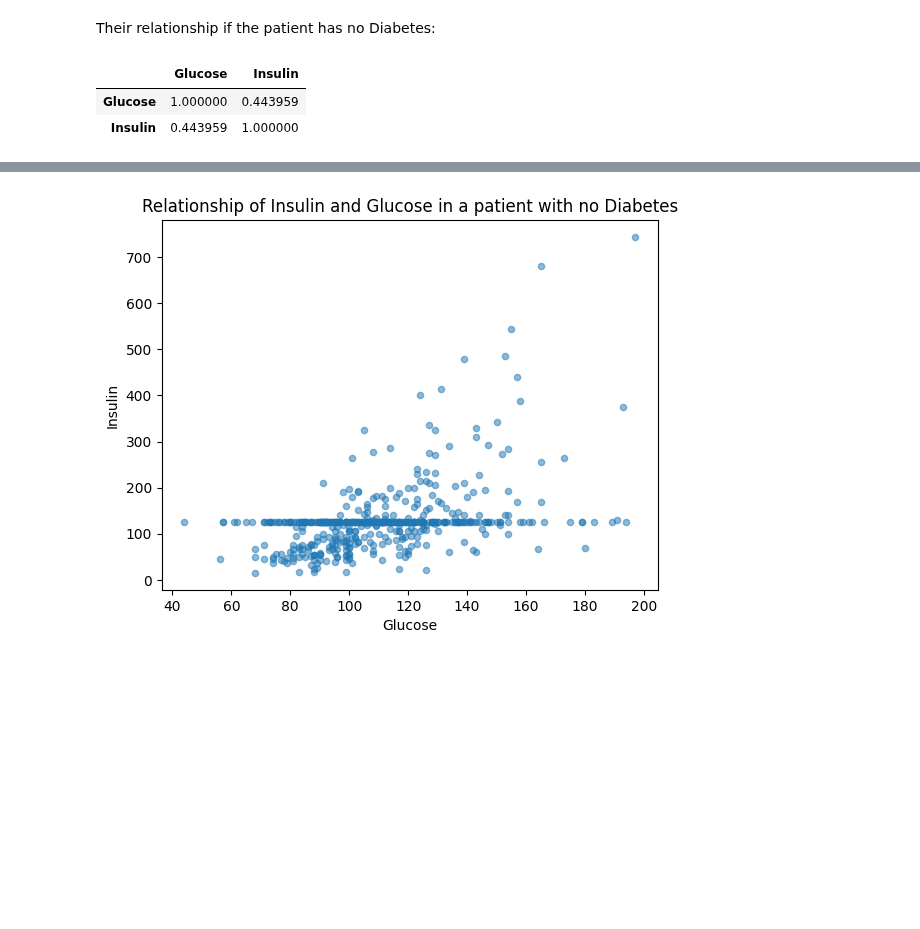
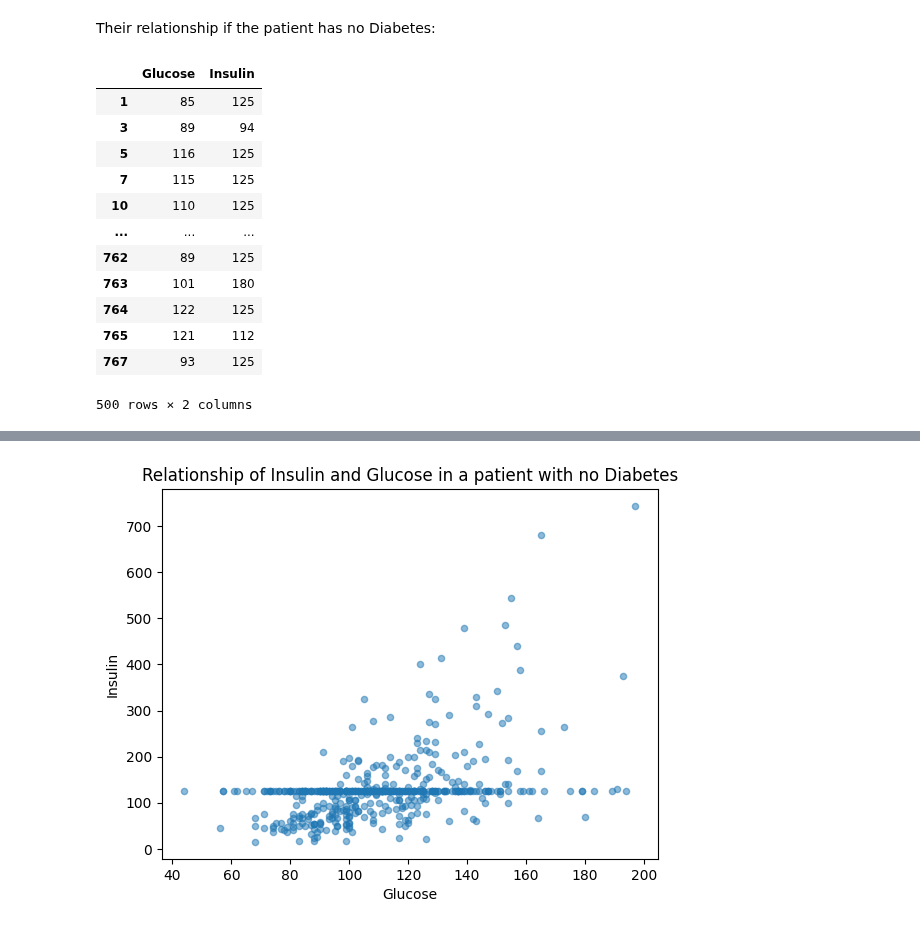
Before and after one commit to houin679/CSMODELPROJECT, a Jupyter notebook: nb1.ipynb, the cells around one changed output, grey strips where cells are left out. Cells and saved outputs as stored; diff of their text form; code cells hidden in the pictures; blank space fills up the shorter version.

```diff
--- a/nb1.ipynb
+++ b/nb1.ipynb
@@ -226,10 +228,9 @@ filtered_df = df[df['Insulin'] != 0]
 median_Insulin = filtered_df['Insulin'].median()
 df['Insulin'] = df['Insulin'].replace(0, median_Insulin)
 # %%
-#median_SkinThickness = df['SkinThickness'].median()
-#df['SkinThickness'] = df['SkinThickness'].replace(0, median_SkinThickness)
-
-df.drop('SkinThickness', axis=1, inplace=True)
+filtered_df = df[df['SkinThickness'] != 0]
+median_SkinThickness = filtered_df['SkinThickness'].median()
+df['SkinThickness'] = df['SkinThickness'].replace(0, median_SkinThickness)
 # %%
 df.describe()
 # %% [output]
@@ -537,9 +538,20 @@ To answer this question, the variables of interest are:
 # %% [markdown]
 Their relationship if the patient has no Diabetes:
 # %%
+# Display Columns
 glucose_insulin_0 = df[df['Outcome'] == 0][['Glucose', 'Insulin']]
-glucose_insulin_0.corr()
+glucose_insulin_0
 # %% [output]
 |  | Glucose | Insulin |
-| Glucose | 1.000000 | 0.443959 |
-| Insulin | 0.443959 | 1.000000 |
+| 1 | 85 | 125 |
+| 3 | 89 | 94 |
+| 5 | 116 | 125 |
+| 7 | 115 | 125 |
+| 10 | 110 | 125 |
+| ... | ... | ... |
+| 762 | 89 | 125 |
+| 763 | 101 | 180 |
+| 764 | 122 | 125 |
+| 765 | 121 | 112 |
+| 767 | 93 | 125 |
+500 rows × 2 columns
```
Also changed, not shown: parts of 14 cells of this notebook.
